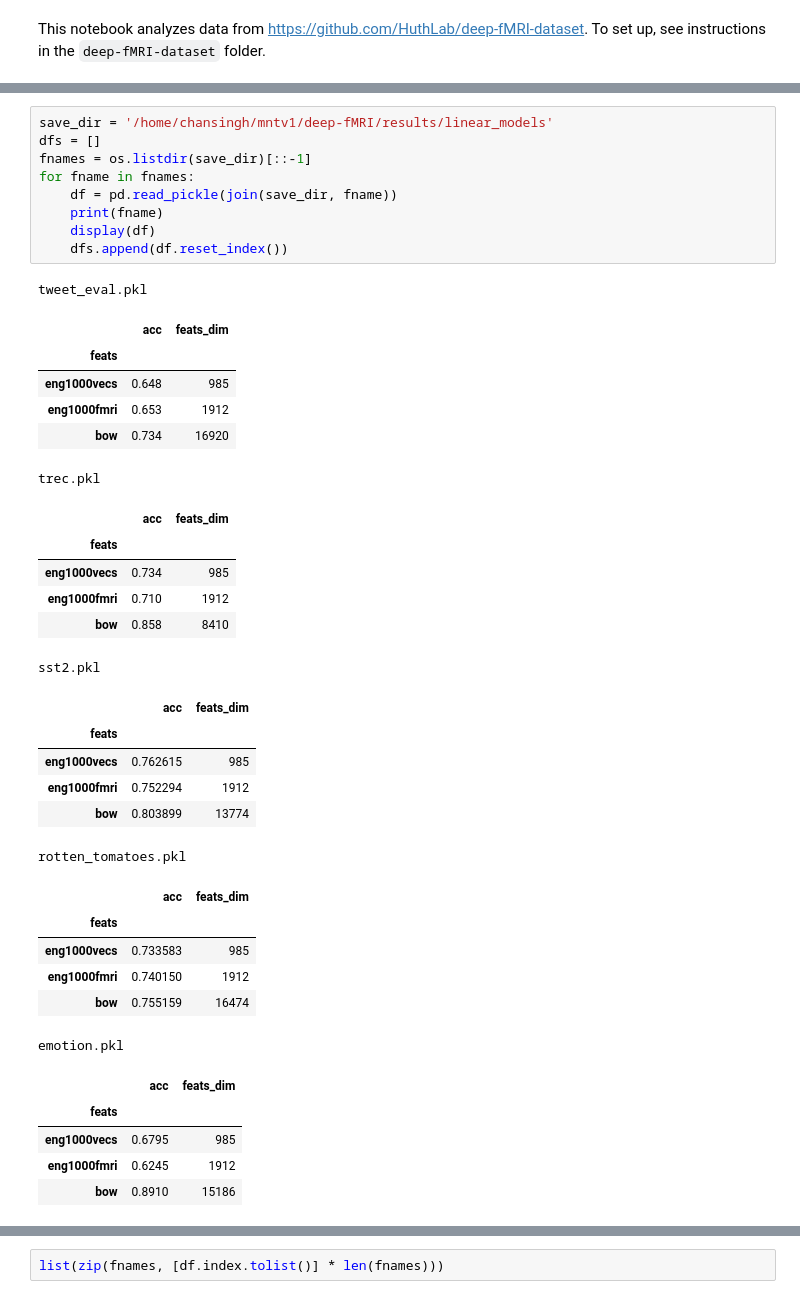
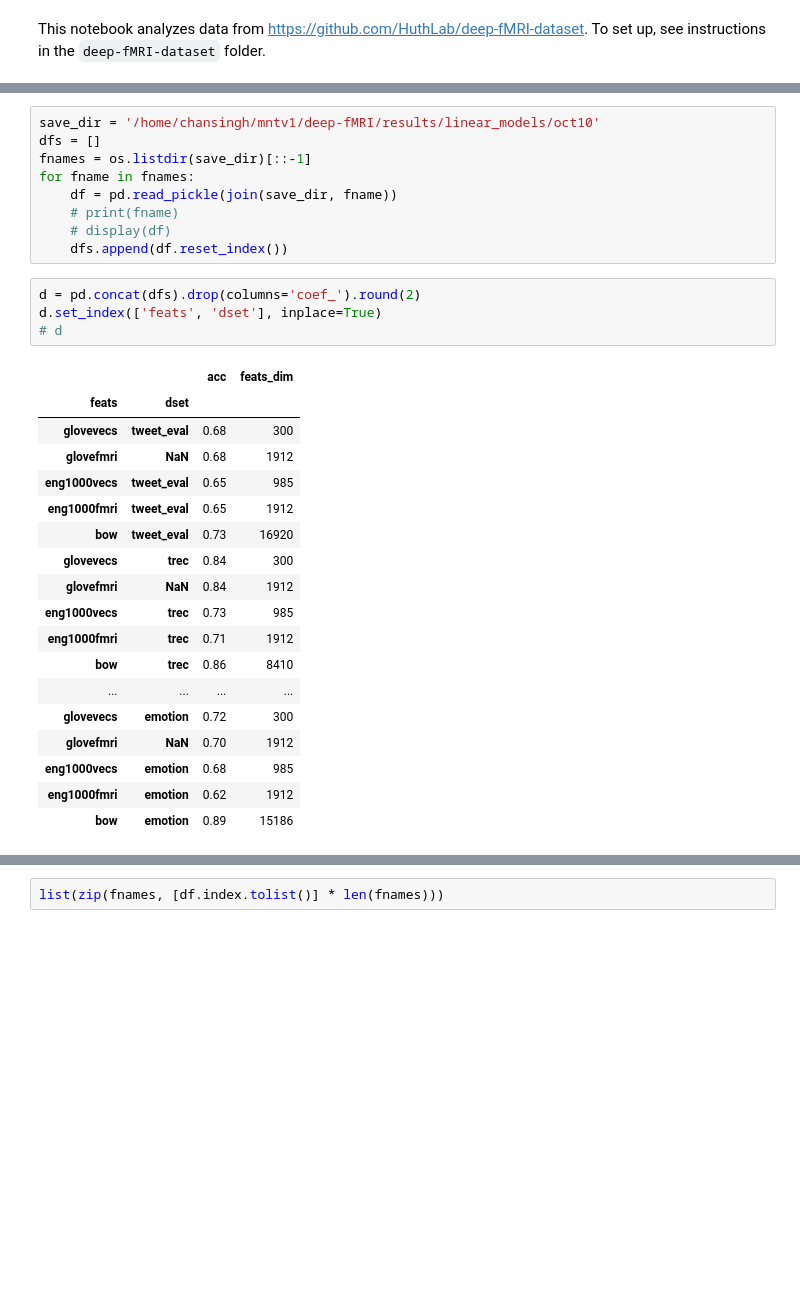
Before and after one commit to microsoft/augmented-interpretable-models, a Jupyter notebook: experimental/fmri/encoding/02_basic_model_extract.ipynb, the cells around one changed output, grey strips where cells are left out. Saved outputs shown, nothing was run; the diff lists cells and outputs as text; blank space fills up the shorter version.

```diff
--- a/experimental/fmri/encoding/02_basic_model_extract.ipynb
+++ b/experimental/fmri/encoding/02_basic_model_extract.ipynb
@@ -29,41 +35,33 @@ df.reset_index()
 # %%
-save_dir = '/home/chansingh/mntv1/deep-fMRI/results/linear_models'
+save_dir = '/home/chansingh/mntv1/deep-fMRI/results/linear_models/oct10'
 dfs = []
 fnames = os.listdir(save_dir)[::-1]
 for fname in fnames:
     df = pd.read_pickle(join(save_dir, fname))
-    print(fname)
-    display(df)
+    # print(fname)
+    # display(df)
     dfs.append(df.reset_index())
-# %% [output]
-tweet_eval.pkl
-|  | acc | feats_dim |
-| feats |  |  |
-| eng1000vecs | 0.648 | 985 |
-| eng1000fmri | 0.653 | 1912 |
-| bow | 0.734 | 16920 |
-trec.pkl
-|  | acc | feats_dim |
-| feats |  |  |
-| eng1000vecs | 0.734 | 985 |
-| eng1000fmri | 0.710 | 1912 |
-| bow | 0.858 | 8410 |
-sst2.pkl
-|  | acc | feats_dim |
-| feats |  |  |
-| eng1000vecs | 0.762615 | 985 |
-| eng1000fmri | 0.752294 | 1912 |
-| bow | 0.803899 | 13774 |
-rotten_tomatoes.pkl
-|  | acc | feats_dim |
-| feats |  |  |
-| eng1000vecs | 0.733583 | 985 |
-| eng1000fmri | 0.740150 | 1912 |
-| bow | 0.755159 | 16474 |
-emotion.pkl
-|  | acc | feats_dim |
-| feats |  |  |
-| eng1000vecs | 0.6795 | 985 |
-| eng1000fmri | 0.6245 | 1912 |
-| bow | 0.8910 | 15186 |
+# %%
+d = pd.concat(dfs).drop(columns='coef_').round(2)
+d.set_index(['feats', 'dset'], inplace=True)
+# d
+# %% [output]
+|  |  | acc | feats_dim |
+| feats | dset |  |  |
+| glovevecs | tweet_eval | 0.68 | 300 |
+| glovefmri | NaN | 0.68 | 1912 |
+| eng1000vecs | tweet_eval | 0.65 | 985 |
+| eng1000fmri | tweet_eval | 0.65 | 1912 |
+| bow | tweet_eval | 0.73 | 16920 |
+| glovevecs | trec | 0.84 | 300 |
+| glovefmri | NaN | 0.84 | 1912 |
+| eng1000vecs | trec | 0.73 | 985 |
+| eng1000fmri | trec | 0.71 | 1912 |
+| bow | trec | 0.86 | 8410 |
+| ... | ... | ... | ... |
+| glovevecs | emotion | 0.72 | 300 |
+| glovefmri | NaN | 0.70 | 1912 |
+| eng1000vecs | emotion | 0.68 | 985 |
+| eng1000fmri | emotion | 0.62 | 1912 |
+| bow | emotion | 0.89 | 15186 |
 # %%
```
Also changed, not shown: parts of 7 cells of this notebook, 2 other files.
